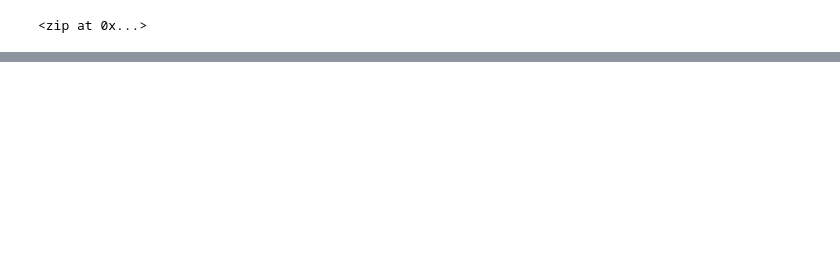
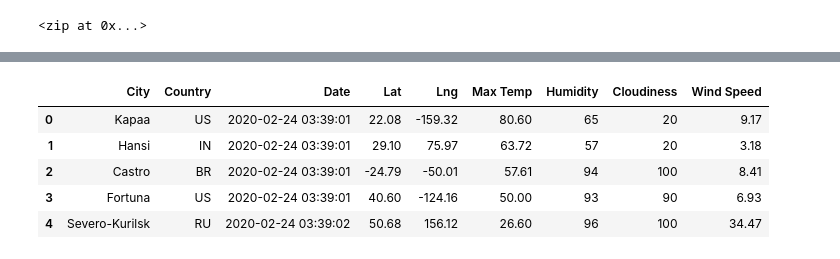
Before and after one commit to cjradomski/World_Weather_Analysis, a Jupyter notebook: WeatherPy.ipynb, the cells around one changed output, grey strips where cells are left out. Saved outputs shown, nothing was run; the diff lists cells and outputs as text; code cells hidden in the pictures; blank space fills up the shorter version.

```diff
--- a/WeatherPy.ipynb
+++ b/WeatherPy.ipynb
@@ -32,0 +131,13 @@ len(cities)
+# %%
+# Re Order the columns
+new_column_order = ["City", "Country", "Date", "Lat", "Lng", "Max Temp", "Humidity", "Cloudiness", "Wind Speed"]
+
+city_data_df = city_data_df[new_column_order]
+city_data_df.head()
+# %% [output]
+|  | City | Country | Date | Lat | Lng | Max Temp | Humidity | Cloudiness | Wind Speed |
+| 0 | Kapaa | US | 2020-02-24 03:39:01 | 22.08 | -159.32 | 80.60 | 65 | 20 | 9.17 |
+| 1 | Hansi | IN | 2020-02-24 03:39:01 | 29.10 | 75.97 | 63.72 | 57 | 20 | 3.18 |
+| 2 | Castro | BR | 2020-02-24 03:39:01 | -24.79 | -50.01 | 57.61 | 94 | 100 | 8.41 |
+| 3 | Fortuna | US | 2020-02-24 03:39:01 | 40.60 | -124.16 | 50.00 | 93 | 90 | 6.93 |
+| 4 | Severo-Kurilsk | RU | 2020-02-24 03:39:02 | 50.68 | 156.12 | 26.60 | 96 | 100 | 34.47 |
```
Also changed, not shown: parts of 6 cells of this notebook, 1 other file.
